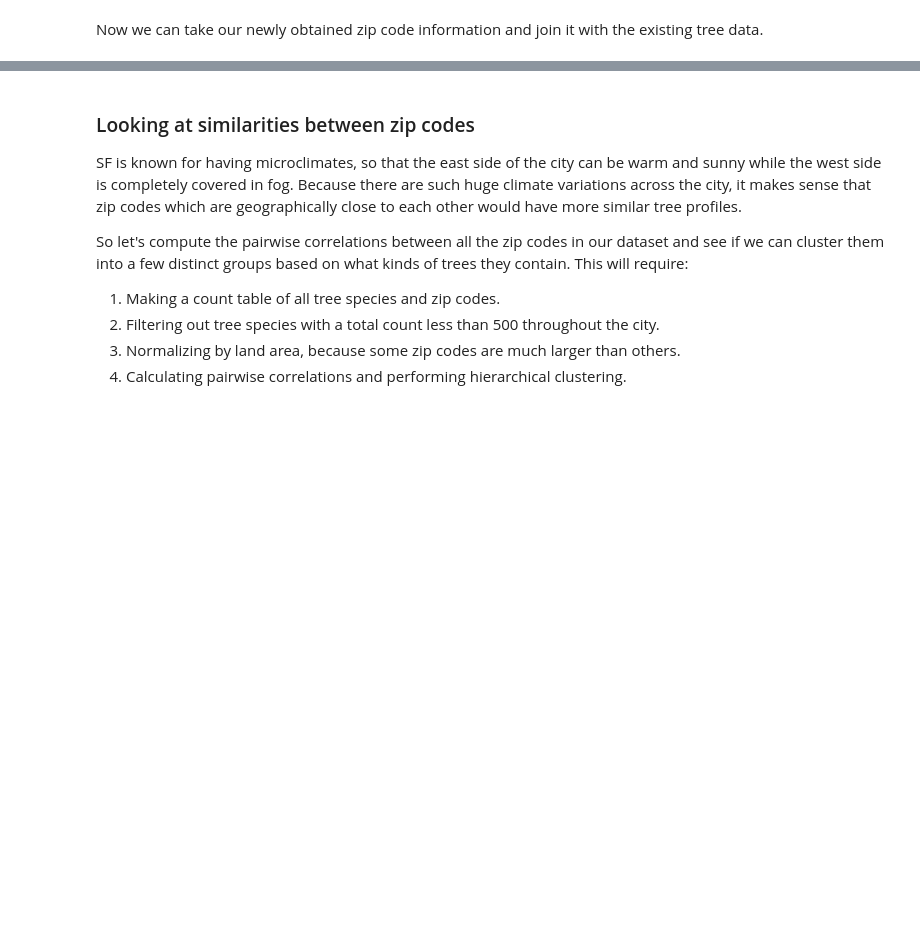
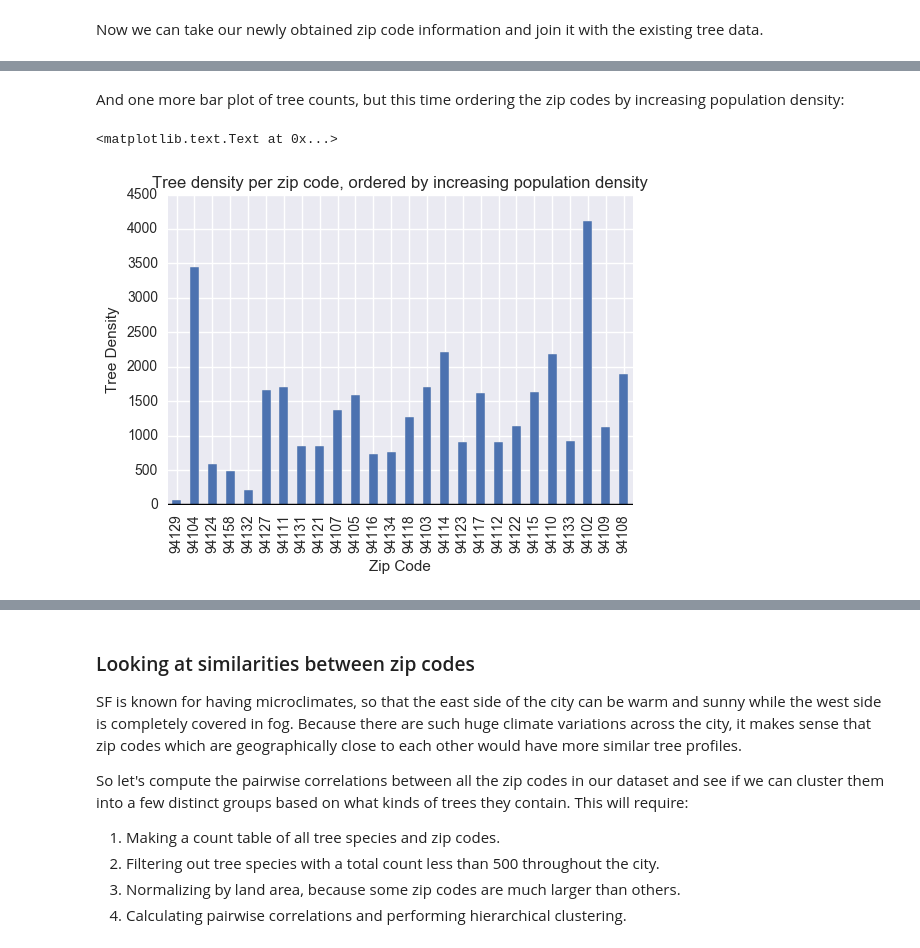
Before and after one commit to liviaz/liviaz.github.io, a Jupyter notebook: _site/files/TreeMapping.ipynb, the cells around one changed output, grey strips where cells are left out. Drawn from its saved outputs; the diff is of its cells as text; code cells hidden in the pictures; blank space fills up the shorter version.

```diff
--- a/_site/files/TreeMapping.ipynb
+++ b/_site/files/TreeMapping.ipynb
@@ -196,0 +217,15 @@ treeDataLoc[:5]
+# %% [markdown]
+And one more bar plot of tree counts, but this time ordering the zip codes by increasing population density:
+# %%
+# order by ascending population density
+popDensityPerZipCode = treeDataGrouped.mean()['Density']
+
+treeDensityOrdered = treeDensityPerZipCode[popDensityPerZipCode.sort_values().index.tolist()]
+bp = treeDensityOrdered.plot(kind='bar')
+plt.axhline(0, color='k')
+bp.set_xlabel("Zip Code")
+bp.set_ylabel("Tree Density")
+bp.set_title("Tree density per zip code, ordered by increasing population density")
+# %% [output]
+<matplotlib.text.Text at 0x...>
+[figure, added]
```
Also changed, not shown: parts of 13 cells of this notebook, 7 other files.
